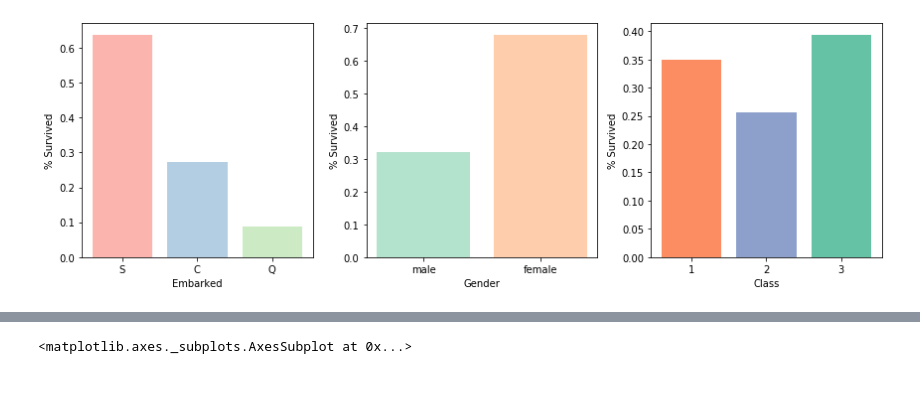
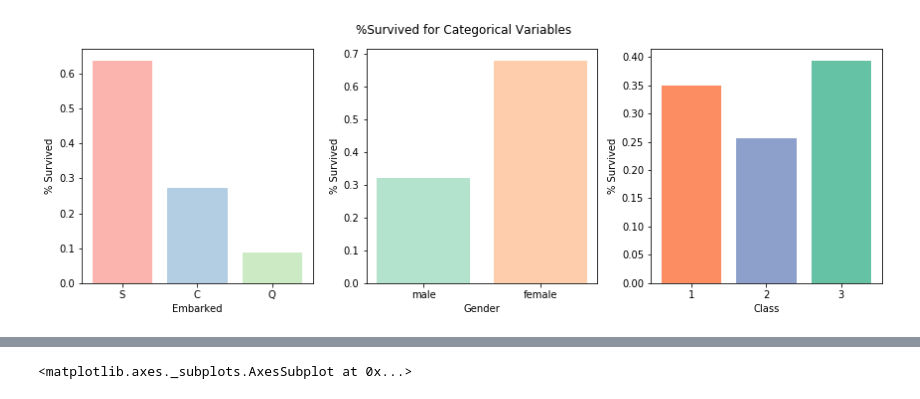
Before and after one commit to danmolloy-8/TitanicData, a Jupyter notebook: Titanic.ipynb, the cells around one changed output, grey strips where cells are left out. Drawn from its saved outputs; the diff is of its cells as text; code cells hidden in the pictures.

```diff
--- a/Titanic.ipynb
+++ b/Titanic.ipynb
@@ -35,22 +40,24 @@ df = df.dropna(subset=['Embarked'])
 # %%
+#View the relationship between categorical variables and %Survived
 colorselect = np.arange(len(df))
 fig, ax = plt.subplots(ncols=3, figsize=(12, 4))
 ax[0].set(xlabel='Embarked', ylabel='% Survived')
 ax[0].bar(df.Embarked.unique(),
           df.Embarked[df.Survived == 1].value_counts(normalize=True),
           color=plt.cm.Pastel1(colorselect))
 ax[1].set(xlabel='Gender', ylabel='% Survived')
 ax[1].bar(df.Sex.unique(),
          df.Sex[df.Survived == 1].value_counts(normalize=True, sort=False),
          color=plt.cm.Pastel2(colorselect))
 ax[2].set(xlabel='Class', ylabel='% Survived', xticks=[1, 2, 3])
 ax[2].bar(pd.Categorical(df.Pclass).unique(),
             df.Pclass[df.Survived == 1].value_counts(normalize=True),
             color=plt.cm.Set2(colorselect))
 fig.subplots_adjust(top=0.95)
 pd.CategoricalIndex(df.Pclass.unique())
+plt.suptitle('%Survived for Categorical Variables', y=1.05)
 plt.tight_layout()
 plt.show()
 # %% [output]
-[figure, old version]
+[figure, new version]
 # %%
```
Also changed, not shown: parts of 13 cells of this notebook.
